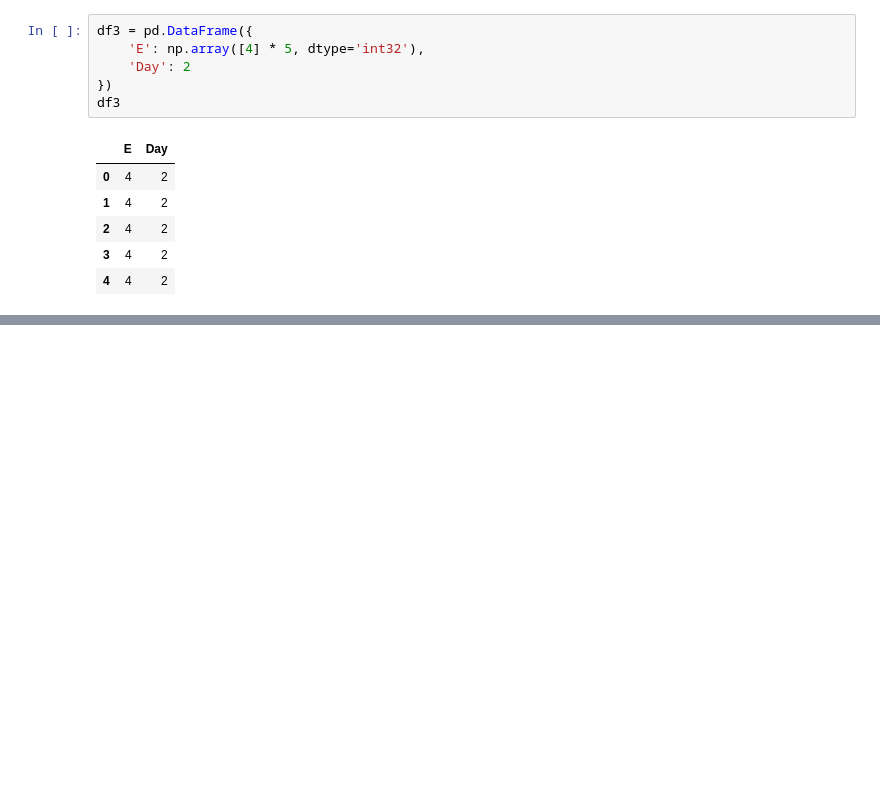
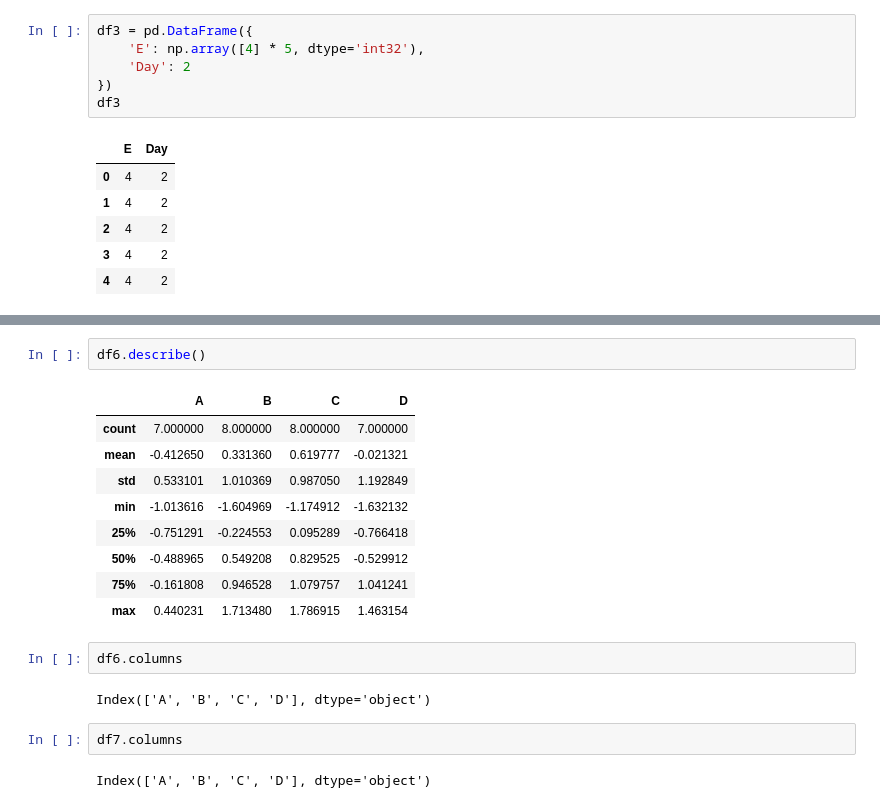
Before and after one commit to stivenramireza/pandas-learning, a Jupyter notebook: pandas_basics.ipynb, the cells around one changed output, grey strips where cells are left out. Saved outputs shown, nothing was run; the diff lists cells and outputs as text; blank space fills up the shorter version.

```diff
--- a/pandas_basics.ipynb
+++ b/pandas_basics.ipynb
@@ -102,0 +167,20 @@ df3
+# %%
+df6.describe()
+# %% [output]
+|  | A | B | C | D |
+| count | 7.000000 | 8.000000 | 8.000000 | 7.000000 |
+| mean | -0.412650 | 0.331360 | 0.619777 | -0.021321 |
+| std | 0.533101 | 1.010369 | 0.987050 | 1.192849 |
+| min | -1.013616 | -1.604969 | -1.174912 | -1.632132 |
+| 25% | -0.751291 | -0.224553 | 0.095289 | -0.766418 |
+| 50% | -0.488965 | 0.549208 | 0.829525 | -0.529912 |
+| 75% | -0.161808 | 0.946528 | 1.079757 | 1.041241 |
+| max | 0.440231 | 1.713480 | 1.786915 | 1.463154 |
+# %%
+df6.columns
+# %% [output]
+Index(['A', 'B', 'C', 'D'], dtype='object')
+# %%
+df7.columns
+# %% [output]
+Index(['A', 'B', 'C', 'D'], dtype='object')
```
Also changed, not shown: parts of 51 cells of this notebook, 2 other files.
